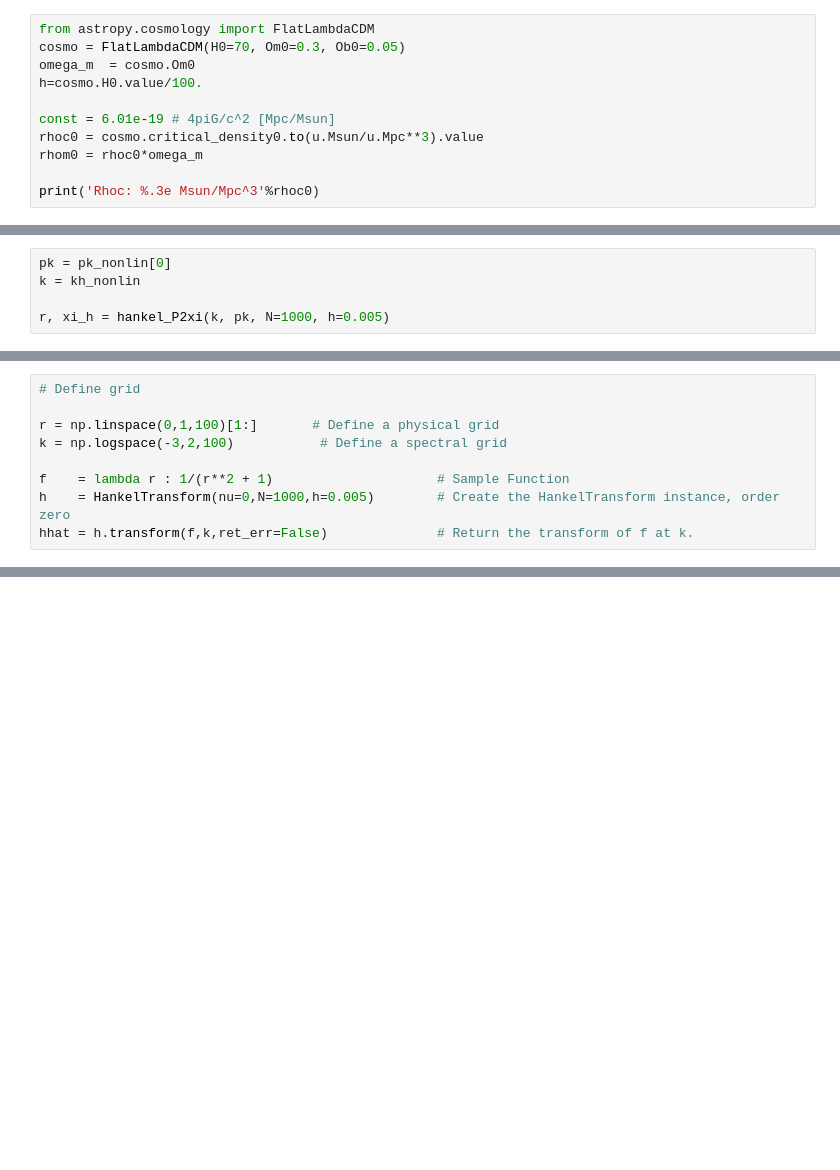
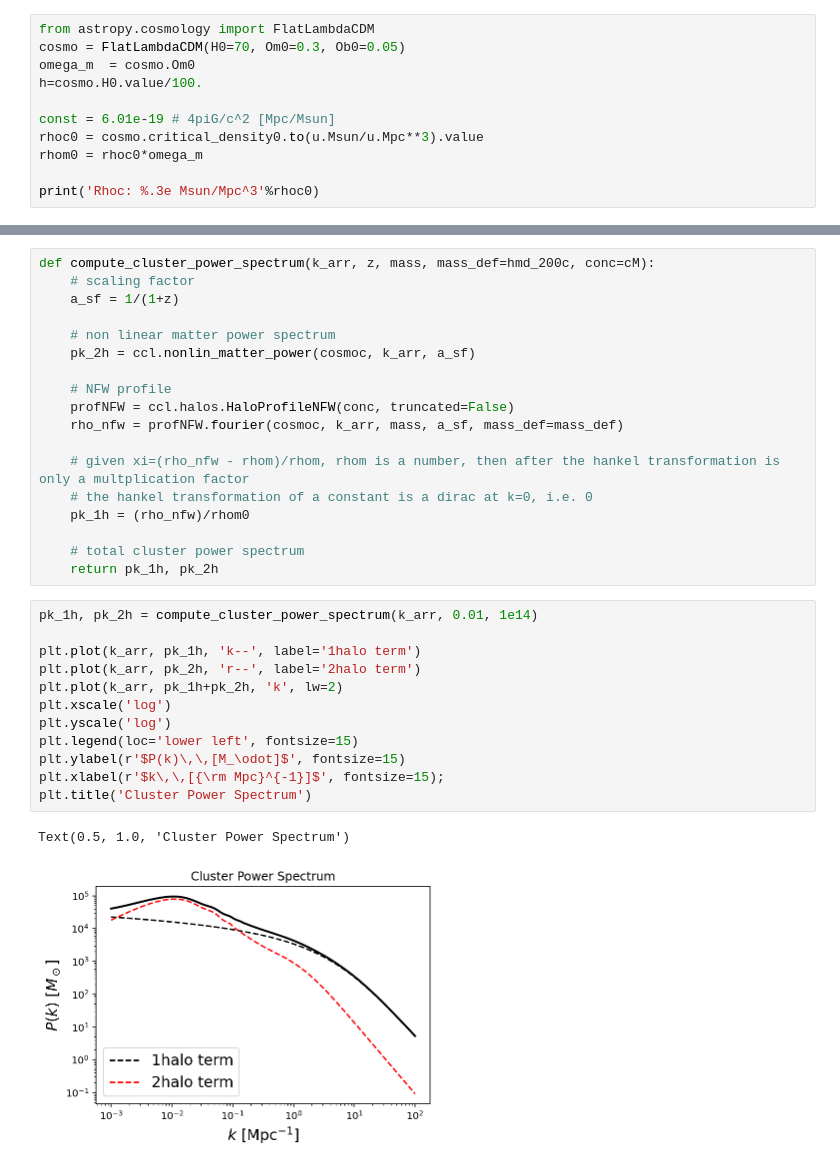
Before and after one commit to estevesjh/fnalFall2022, a Jupyter notebook: y3kp/hankelFunction/cosmoDataVector.ipynb, the cells around one changed output, grey strips where cells are left out. Cells and saved outputs as stored; diff of their text form; blank space fills up the shorter version.

```diff
--- a/y3kp/hankelFunction/cosmoDataVector.ipynb
+++ b/y3kp/hankelFunction/cosmoDataVector.ipynb
@@ -419,5 +128,0 @@ def hankel_P2xi(k, P, l=0, N=1000, h=0.005):
-# %%
-pk = pk_nonlin[0]
-k = kh_nonlin
-
-r, xi_h = hankel_P2xi(k, pk, N=1000, h=0.005)
@@ -438,9 +128,0 @@ plt.show()
-# %%
-# Define grid
-
-r = np.linspace(0,1,100)[1:]       # Define a physical grid
-k = np.logspace(-3,2,100)           # Define a spectral grid
-
-f    = lambda r : 1/(r**2 + 1)                     # Sample Function
-h    = HankelTransform(nu=0,N=1000,h=0.005)        # Create the HankelTransform instance, order zero
-hhat = h.transform(f,k,ret_err=False)              # Return the transform of f at k.
@@ -446,0 +186,33 @@ hhat = h.transform(f,k,ret_err=False)              # Return the transform of f a
+# %%
+def compute_cluster_power_spectrum(k_arr, z, mass, mass_def=hmd_200c, conc=cM):
+    # scaling factor
+    a_sf = 1/(1+z)
+
+    # non linear matter power spectrum
+    pk_2h = ccl.nonlin_matter_power(cosmoc, k_arr, a_sf)
+
+    # NFW profile
+    profNFW = ccl.halos.HaloProfileNFW(conc, truncated=False)
+    rho_nfw = profNFW.fourier(cosmoc, k_arr, mass, a_sf, mass_def=mass_def)
+
+    # given xi=(rho_nfw - rhom)/rhom, rhom is a number, then after the hankel transformation is only a multplication factor
+    # the hankel transformation of a constant is a dirac at k=0, i.e. 0
+    pk_1h = (rho_nfw)/rhom0
+
+    # total cluster power spectrum
+    return pk_1h, pk_2h
+# %%
+pk_1h, pk_2h = compute_cluster_power_spectrum(k_arr, 0.01, 1e14)
+
+plt.plot(k_arr, pk_1h, 'k--', label='1halo term')
+plt.plot(k_arr, pk_2h, 'r--', label='2halo term')
+plt.plot(k_arr, pk_1h+pk_2h, 'k', lw=2)
+plt.xscale('log')
+plt.yscale('log')
+plt.legend(loc='lower left', fontsize=15)
+plt.ylabel(r'$P(k)\,\,[M_\odot]$', fontsize=15)
+plt.xlabel(r'$k\,\,[{\rm Mpc}^{-1}]$', fontsize=15);
+plt.title('Cluster Power Spectrum')
+# %% [output]
+Text(0.5, 1.0, 'Cluster Power Spectrum')
+[figure, added]
```
Also changed, not shown: parts of 48 cells of this notebook.
